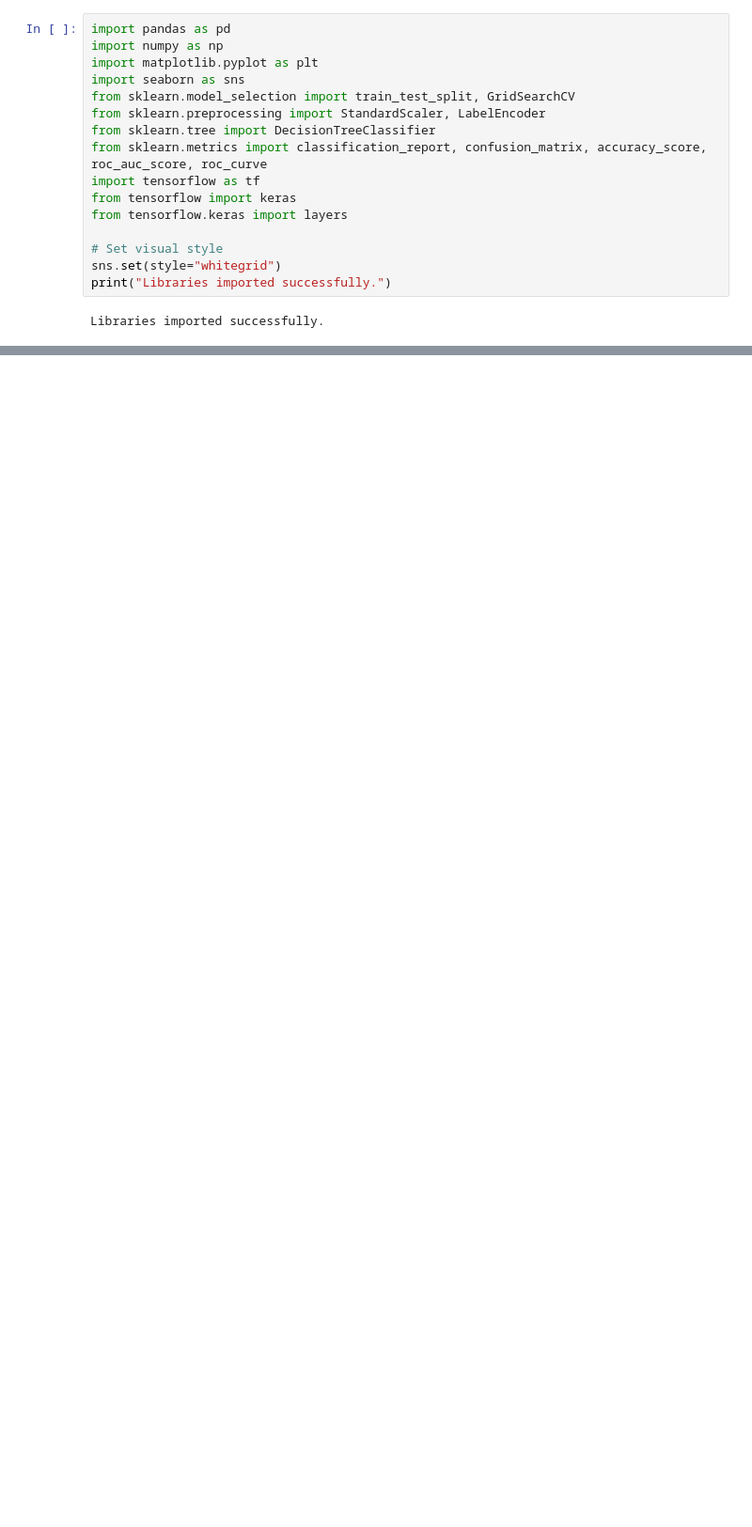
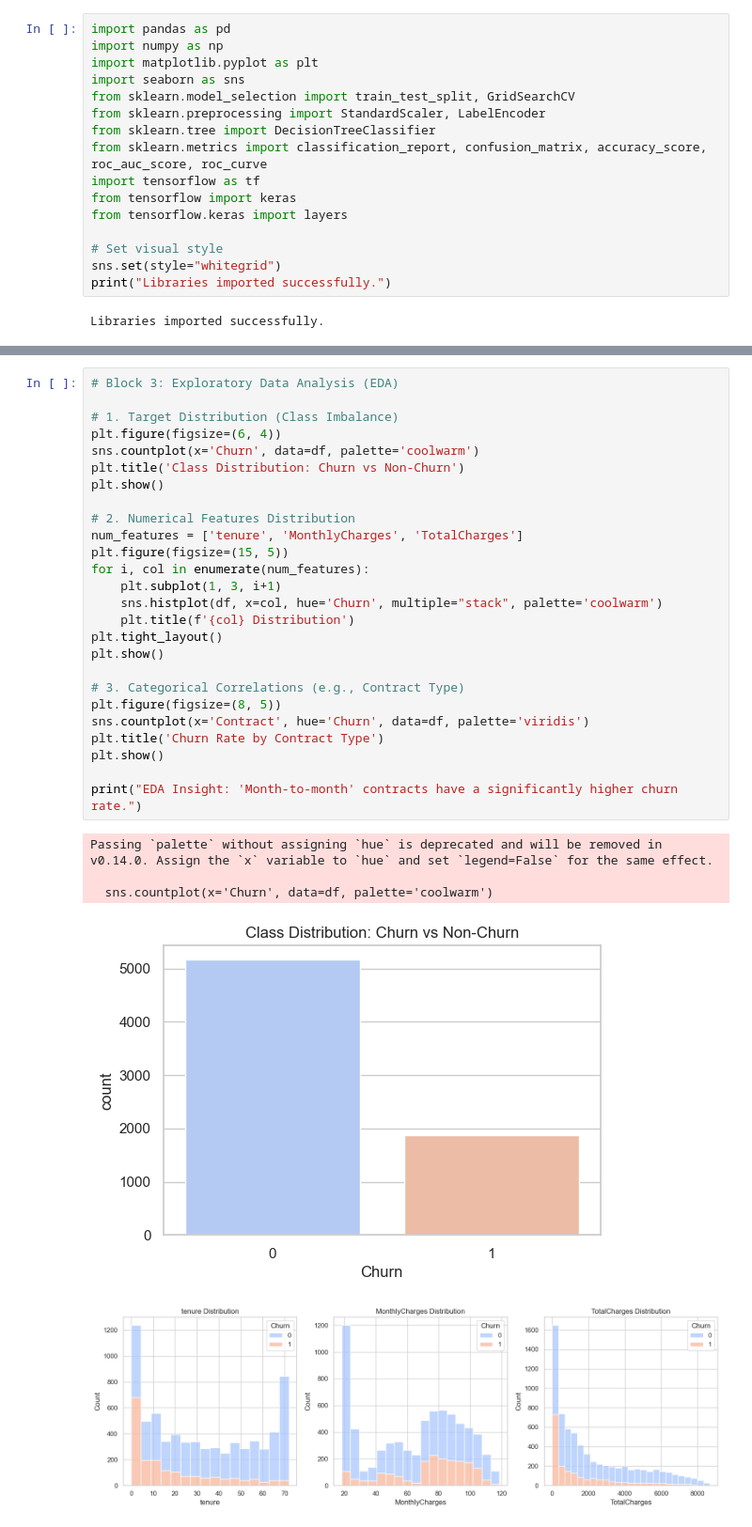
Before and after one commit to Damithu04/Telco-Customer-Churn, a Jupyter notebook: Telco-customer-churn.ipynb, the cells around one changed output, grey strips where cells are left out. Shown at 94% size. Cells and saved outputs as stored; diff of their text form; blank space fills up the shorter version.

Commit message:
Exploratory Data Analysis

```diff
--- a/Telco-customer-churn.ipynb
+++ b/Telco-customer-churn.ipynb
@@ -53,3 +53,35 @@ For example, when doing 'df[col].method(value, inplace=True)', try using 'df.met
 | 2 | Male | 0 | No | No | 2 | Yes | No | DSL | ... |
 | 3 | Male | 0 | No | No | 45 | No | No phone service | DSL | ... |
 | 4 | Female | 0 | No | No | 2 | Yes | No | Fiber optic | ... |
+# %%
+# Block 3: Exploratory Data Analysis (EDA)
+
+# 1. Target Distribution (Class Imbalance)
+plt.figure(figsize=(6, 4))
+sns.countplot(x='Churn', data=df, palette='coolwarm')
+plt.title('Class Distribution: Churn vs Non-Churn')
+plt.show()
+
+# 2. Numerical Features Distribution
+num_features = ['tenure', 'MonthlyCharges', 'TotalCharges']
+plt.figure(figsize=(15, 5))
+for i, col in enumerate(num_features):
+    plt.subplot(1, 3, i+1)
+    sns.histplot(df, x=col, hue='Churn', multiple="stack", palette='coolwarm')
+    plt.title(f'{col} Distribution')
+plt.tight_layout()
+plt.show()
+
+# 3. Categorical Correlations (e.g., Contract Type)
+plt.figure(figsize=(8, 5))
+sns.countplot(x='Contract', hue='Churn', data=df, palette='viridis')
+plt.title('Churn Rate by Contract Type')
+plt.show()
+
+print("EDA Insight: 'Month-to-month' contracts have a significantly higher churn rate.")
+# %% [output]
+Passing `palette` without assigning `hue` is deprecated and will be removed in v0.14.0. Assign the `x` variable to `hue` and set `legend=False` for the same effect.
+
+  sns.countplot(x='Churn', data=df, palette='coolwarm')
+[figure, added]
+[figure, added]
```
Also changed, not shown: parts of 1 cell of this notebook.
